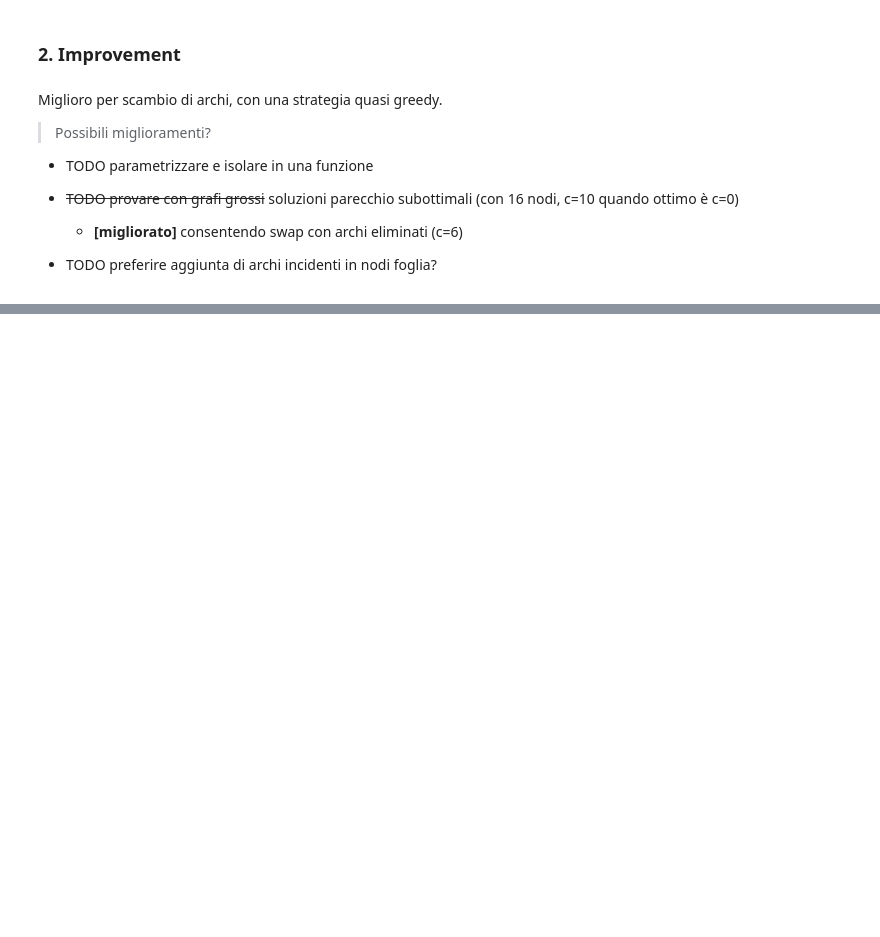
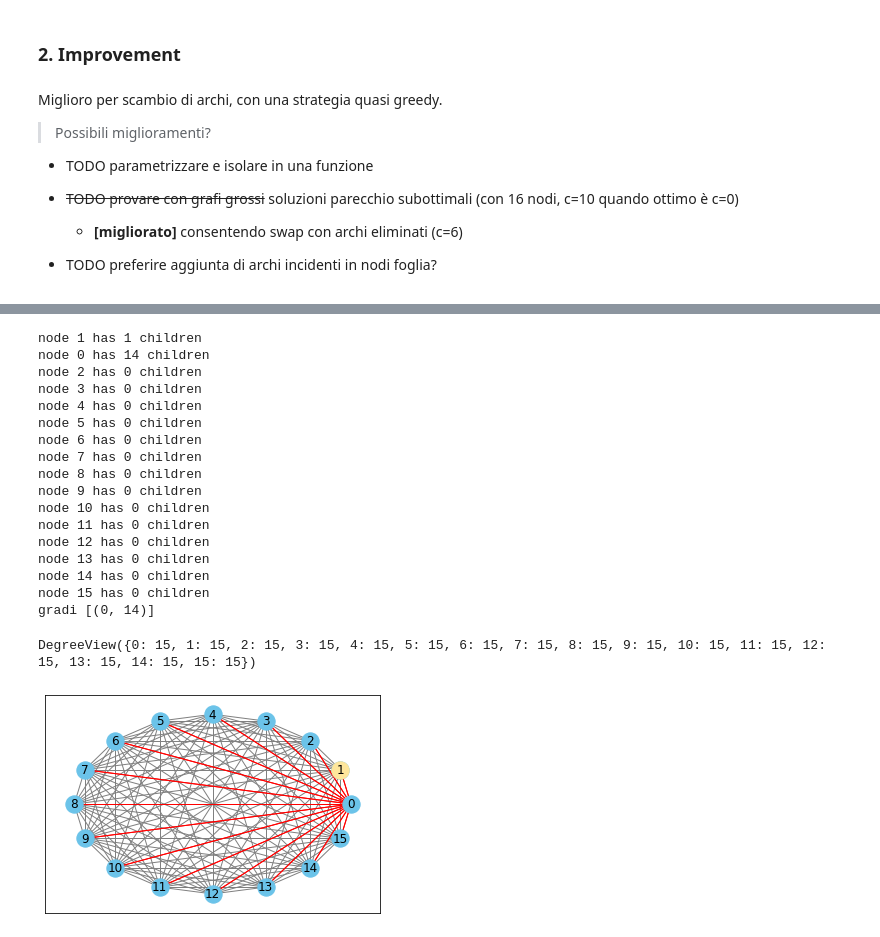
Before and after one commit to floysh/OR-project, a Jupyter notebook: progetto.ipynb, the cells around one changed output, grey strips where cells are left out. Cells and saved outputs as stored; diff of their text form; code cells hidden in the pictures; blank space fills up the shorter version.

```diff
--- a/progetto.ipynb
+++ b/progetto.ipynb
@@ -382,0 +394,32 @@ mst loops:  None
+# %%
+# TEST TEST TEST
+KG = nx.minimum_spanning_tree(G, algorithm="kruskal")
+#KG = nx.Graph(); KG.add_edges_from([(5, 7), (1, 3), (1, 12), (2, 11), (6, 9), (6, 11), (6, 13), (7, 10), (8, 4), (9, 12), (10, 13), (11, 14), (13, 15), (14, 4), (15, 16)])
+(1,2) in KG.edges and (2,1) in KG.edges
+varvar=1
+cost(KG, root_node=varvar, debug=True)
+draw_graph(G,KG.to_directed(), root_node=varvar)
+
+print("gradi", [(n,x-1) for (n,x) in KG.degree() if x > 2])
+
+G.degree()
+# %% [output]
+node 1 has 1 children
+node 0 has 14 children
+node 2 has 0 children
+node 3 has 0 children
+node 4 has 0 children
+node 5 has 0 children
+node 6 has 0 children
+node 7 has 0 children
+node 8 has 0 children
+node 9 has 0 children
+node 10 has 0 children
+node 11 has 0 children
+node 12 has 0 children
+node 13 has 0 children
+node 14 has 0 children
+node 15 has 0 children
+gradi [(0, 14)]
+DegreeView({0: 15, 1: 15, 2: 15, 3: 15, 4: 15, 5: 15, 6: 15, 7: 15, 8: 15, 9: 15, 10: 15, 11: 15, 12: 15, 13: 15, 14: 15, 15: 15})
+[figure, added]
```
Also changed, not shown: parts of 10 cells of this notebook.
